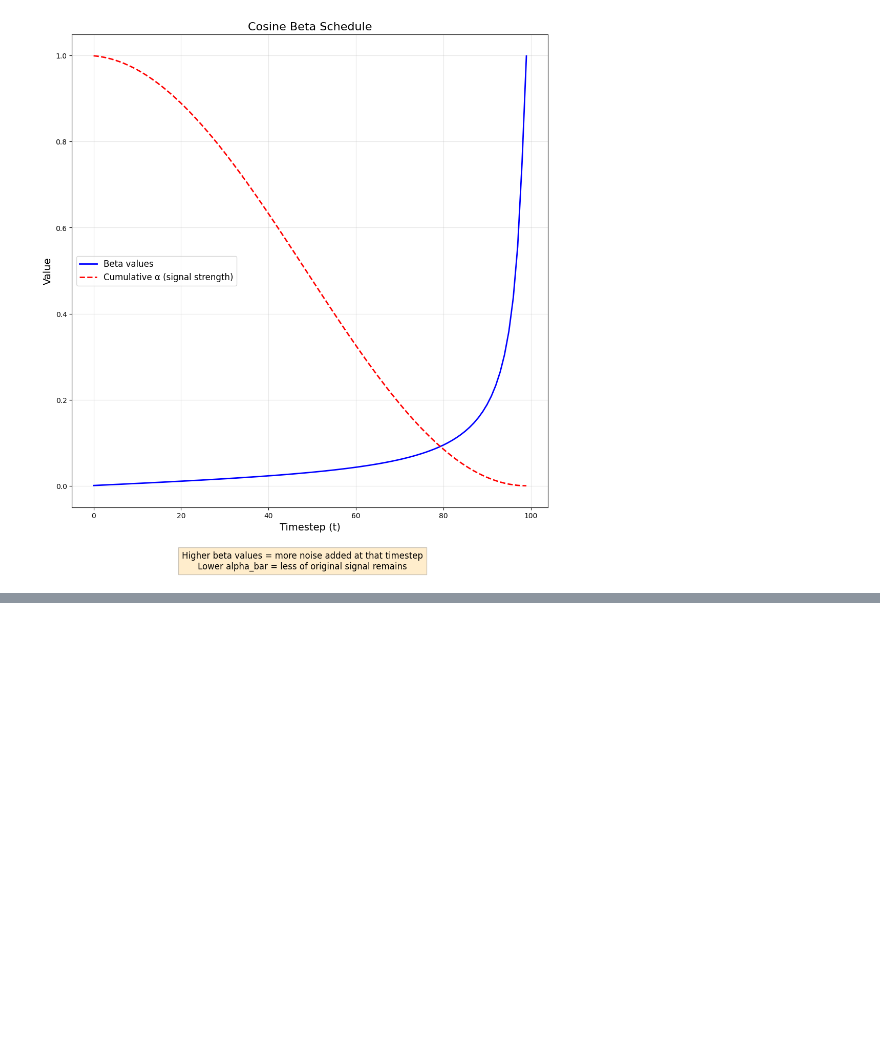
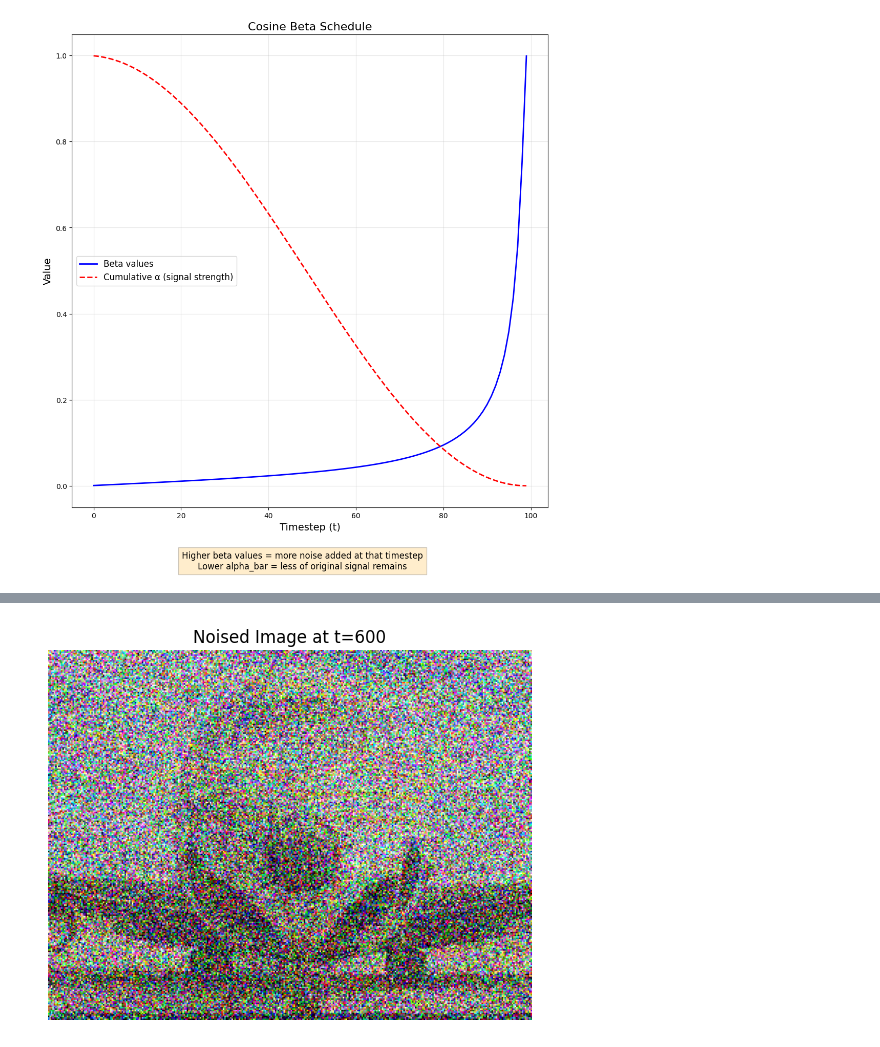
Before and after one commit to jasher4994/Diffusion, a Jupyter notebook: notebooks/forward process.ipynb, the cells around one changed output, grey strips where cells are left out. Cells and saved outputs as stored; diff of their text form; code cells hidden in the pictures; blank space fills up the shorter version.

```diff
--- a/notebooks/forward process.ipynb
+++ b/notebooks/forward process.ipynb
@@ -139,0 +132,4 @@ display_noised_image(load_image(IMAGE_PATH), 300)
+# %%
+display_noised_image(load_image(IMAGE_PATH), 600)
+# %% [output]
+[figure, added]
```
Also changed, not shown: parts of 6 cells of this notebook, 3 other files.
